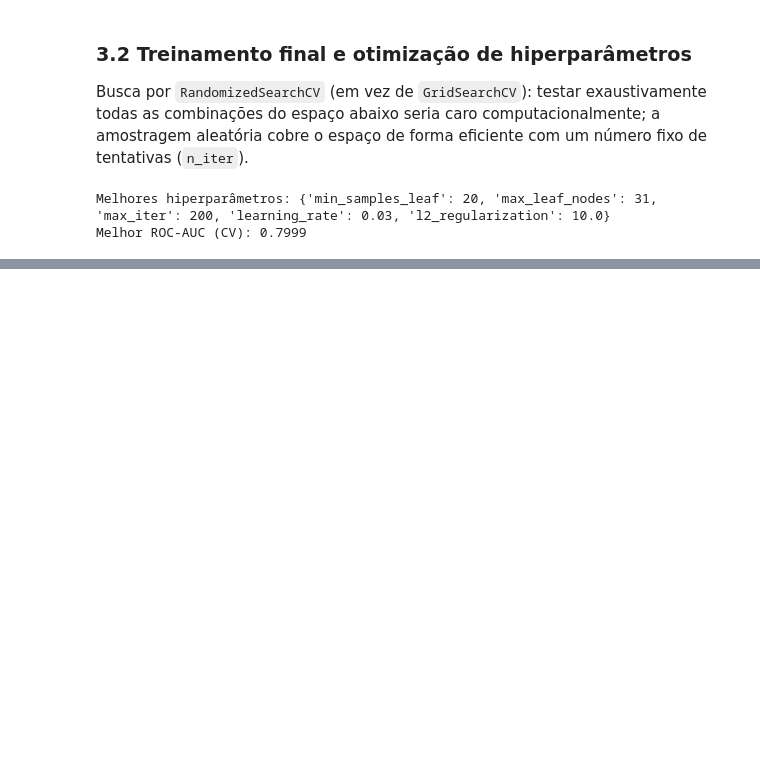
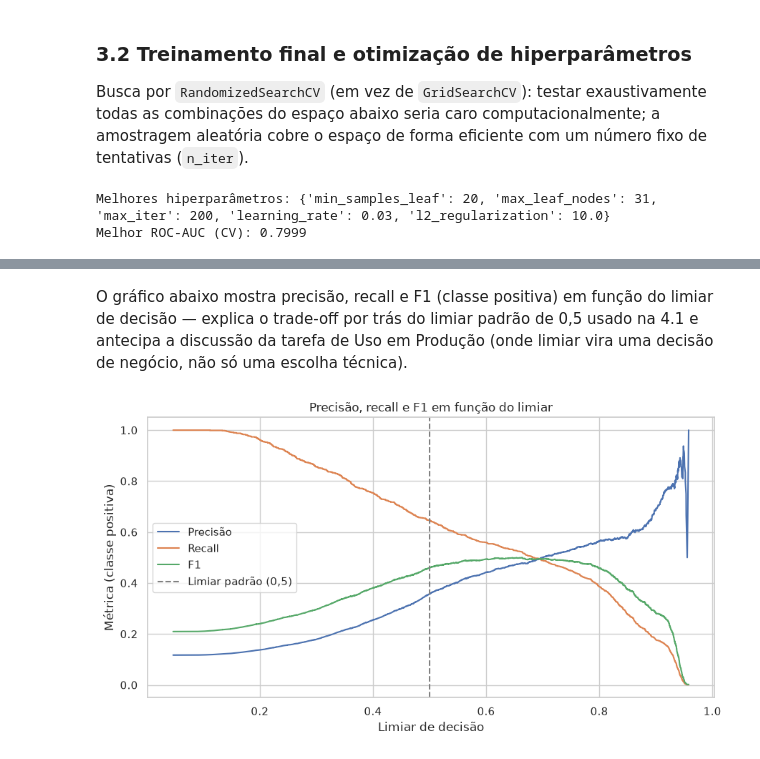
Before and after one commit to solanojacon/keyrus, a Jupyter notebook: bank_marketing.ipynb, the cells around one changed output, grey strips where cells are left out. Cells and saved outputs as stored; diff of their text form; code cells hidden in the pictures; blank space fills up the shorter version.

```diff
--- a/bank_marketing.ipynb
+++ b/bank_marketing.ipynb
@@ -445,0 +529,19 @@ Melhor ROC-AUC (CV): 0.7999
+# %% [markdown]
+O gráfico abaixo mostra precisão, recall e F1 (classe positiva) em função do limiar de decisão — explica o trade-off por trás do limiar padrão de 0,5 usado na 4.1 e antecipa a discussão da tarefa de Uso em Produção (onde limiar vira uma decisão de negócio, não só uma escolha técnica).
+# %%
+precisions, recalls, thresholds = precision_recall_curve(y_test, y_proba)
+f1_scores = 2 * precisions * recalls / (precisions + recalls + 1e-12)
+
+plt.figure(figsize=(9, 5))
+plt.plot(thresholds, precisions[:-1], label="Precisão")
+plt.plot(thresholds, recalls[:-1], label="Recall")
+plt.plot(thresholds, f1_scores[:-1], label="F1")
+plt.axvline(0.5, linestyle="--", color="grey", label="Limiar padrão (0,5)")
+plt.xlabel("Limiar de decisão")
+plt.ylabel("Métrica (classe positiva)")
+plt.title("Precisão, recall e F1 em função do limiar")
+plt.legend()
+plt.tight_layout()
+plt.show()
+# %% [output]
+[figure, added]
```
Also changed, not shown: parts of 6 cells of this notebook, 1 other file.
